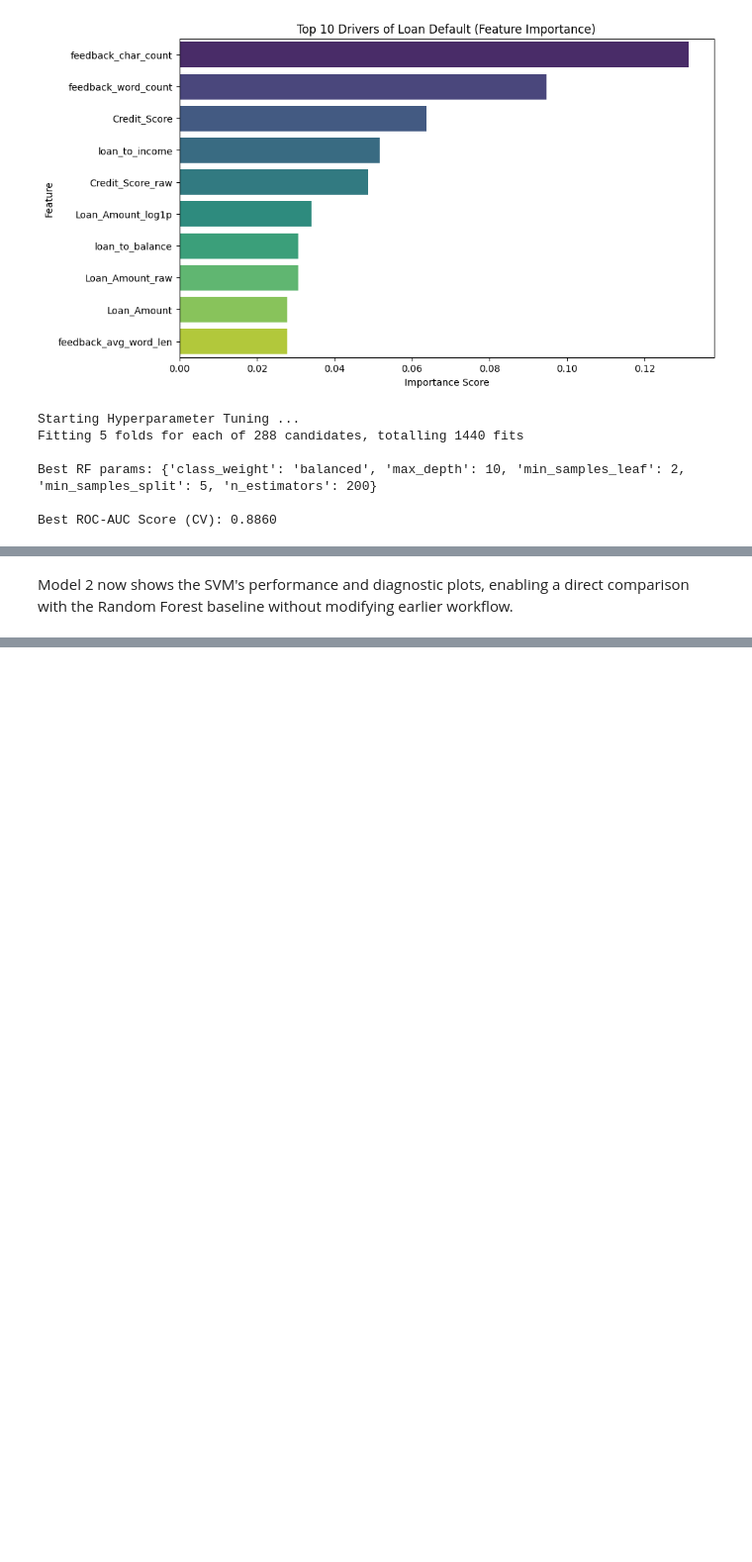
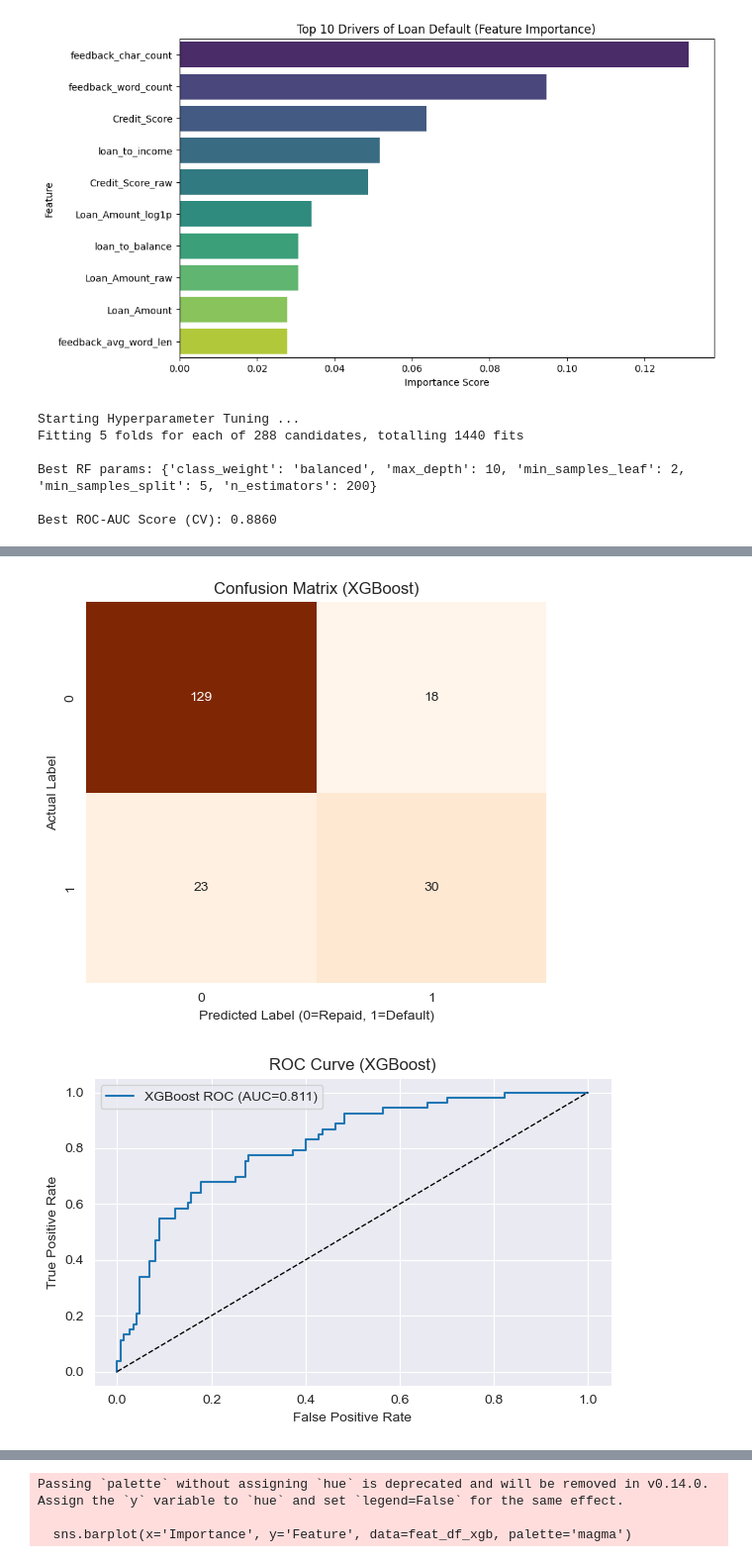
Before and after one commit to PoisonDarterz/wie3007_assignment, a Jupyter notebook: group_project.ipynb, the cells around one changed output, grey strips where cells are left out. Shown at 99% size. Drawn from its saved outputs; the diff is of its cells as text; code cells hidden in the pictures; blank space fills up the shorter version.

Commit message:
Change SVM to XGBoost

```diff
--- a/group_project.ipynb
+++ b/group_project.ipynb
@@ -959,2 +908,71 @@ ROC AUC: 0.8528
-# %% [markdown]
-Model 2 now shows the SVM's performance and diagnostic plots, enabling a direct comparison with the Random Forest baseline without modifying earlier workflow.
+# %%
+# Evaluation (keeps the existing evaluation code intact)
+try:
+    y_pred_xgb = xgb_model.predict(X_test)
+    y_proba_xgb = xgb_model.predict_proba(X_test)[:, 1]
+except Exception:
+    y_pred_xgb = xgb_model.predict(X_test)
+    y_proba_xgb = y_pred_xgb.astype(float)
+
+accuracy_xgb = accuracy_score(y_test, y_pred_xgb)
+try:
+    roc_auc_xgb = roc_auc_score(y_test, y_proba_xgb)
+except Exception:
+    roc_auc_xgb = None
+
+print(f"\nModel Accuracy: {accuracy_xgb:.2%}")
+print('\n--- Classification Report ---')
+print(classification_report(y_test, y_pred_xgb))
+if roc_auc_xgb is not None:
+    print(f'ROC AUC: {roc_auc_xgb:.4f}')
+
+plt.figure(figsize=(6, 5))
+cm = confusion_matrix(y_test, y_pred_xgb)
+sns.heatmap(cm, annot=True, fmt='d', cmap='Oranges', cbar=False)
+plt.title('Confusion Matrix (XGBoost)')
+plt.xlabel('Predicted Label (0=Repaid, 1=Default)')
+plt.ylabel('Actual Label')
+plt.show()
+
+# ROC curve
+if roc_auc_xgb is not None:
+    fpr, tpr, _ = roc_curve(y_test, y_proba_xgb)
+    plt.figure(figsize=(6, 4))
+    plt.plot(fpr, tpr, label=f'XGBoost ROC (AUC={roc_auc_xgb:.3f})')
+    plt.plot([0, 1], [0, 1], 'k--', linewidth=1)
+    plt.xlabel('False Positive Rate')
+    plt.ylabel('True Positive Rate')
+    plt.title('ROC Curve (XGBoost)')
+    plt.legend()
+    plt.tight_layout()
+    plt.show()
+
+# Precision-Recall
+try:
+    prec, recall, _ = precision_recall_curve(y_test, y_proba_xgb)
+    plt.figure(figsize=(6, 4))
+    plt.plot(recall, prec, label='XGBoost Precision-Recall')
+    plt.xlabel('Recall')
+    plt.ylabel('Precision')
+    plt.title('Precision-Recall Curve (XGBoost)')
+    plt.legend()
+    plt.tight_layout()
+    plt.show()
+except Exception:
+    pass
+
+# Feature importance (top 10)
+try:
+    importances_xgb = xgb_model.feature_importances_
+    feature_names = X.columns
+    feat_df_xgb = pd.DataFrame({'Feature': feature_names, 'Importance': importances_xgb})
+    feat_df_xgb = feat_df_xgb.sort_values(by='Importance', ascending=False).head(10)
+
+    plt.figure(figsize=(10, 6))
+    sns.barplot(x='Importance', y='Feature', data=feat_df_xgb, palette='magma')
+    plt.title('Top 10 Drivers of Loan Default (XGBoost Feature Importance)')
+    plt.xlabel('Importance Score')
+    plt.show()
+except Exception:
+    print('Could not extract XGBoost feature importances.')
+# %% [output]
@@ -960,0 +992,2 @@ Model 2 now shows the SVM's performance and diagnostic plots, enabling a direct
+[figure, added]
+[figure, added]
@@ -960,0 +995,3 @@ Model 2 now shows the SVM's performance and diagnostic plots, enabling a direct
+Passing `palette` without assigning `hue` is deprecated and will be removed in v0.14.0. Assign the `y` variable to `hue` and set `legend=False` for the same effect.
+
+  sns.barplot(x='Importance', y='Feature', data=feat_df_xgb, palette='magma')
```
Also changed, not shown: parts of 5 cells of this notebook, 1 other file.
